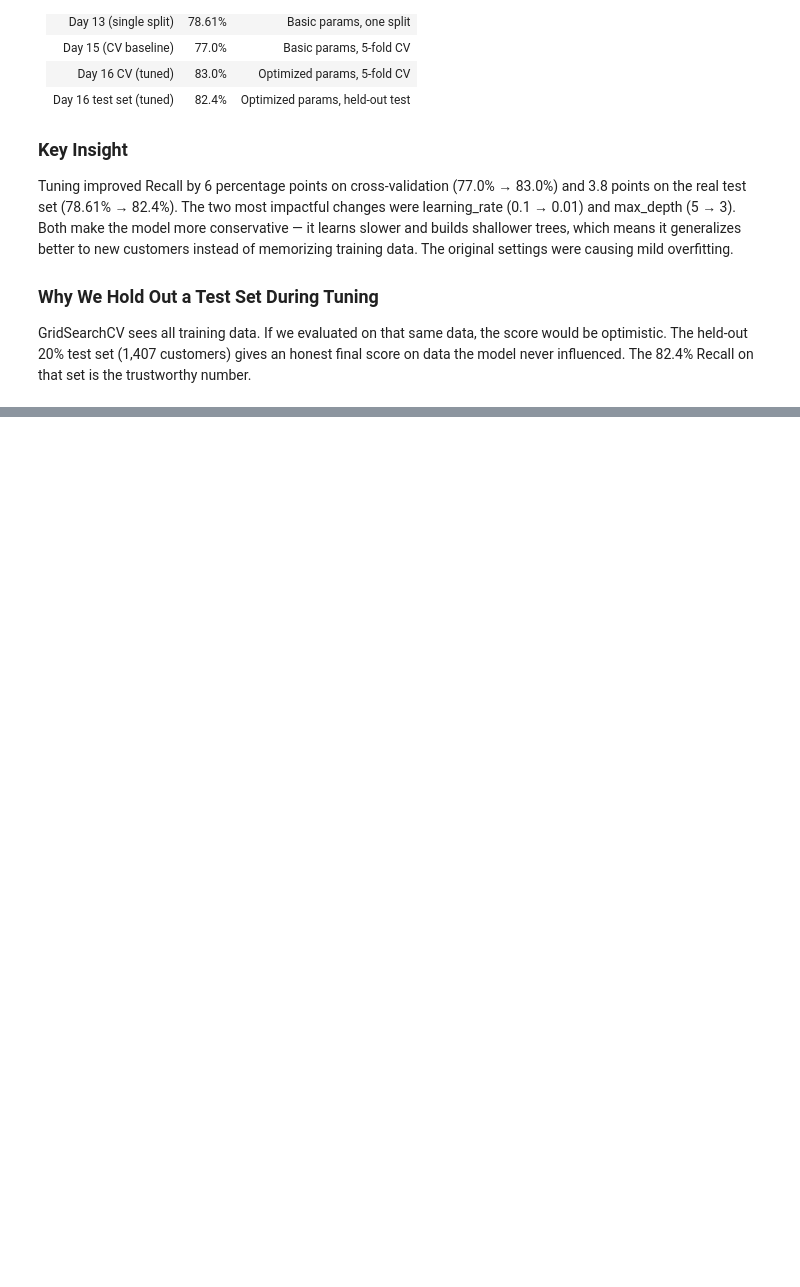
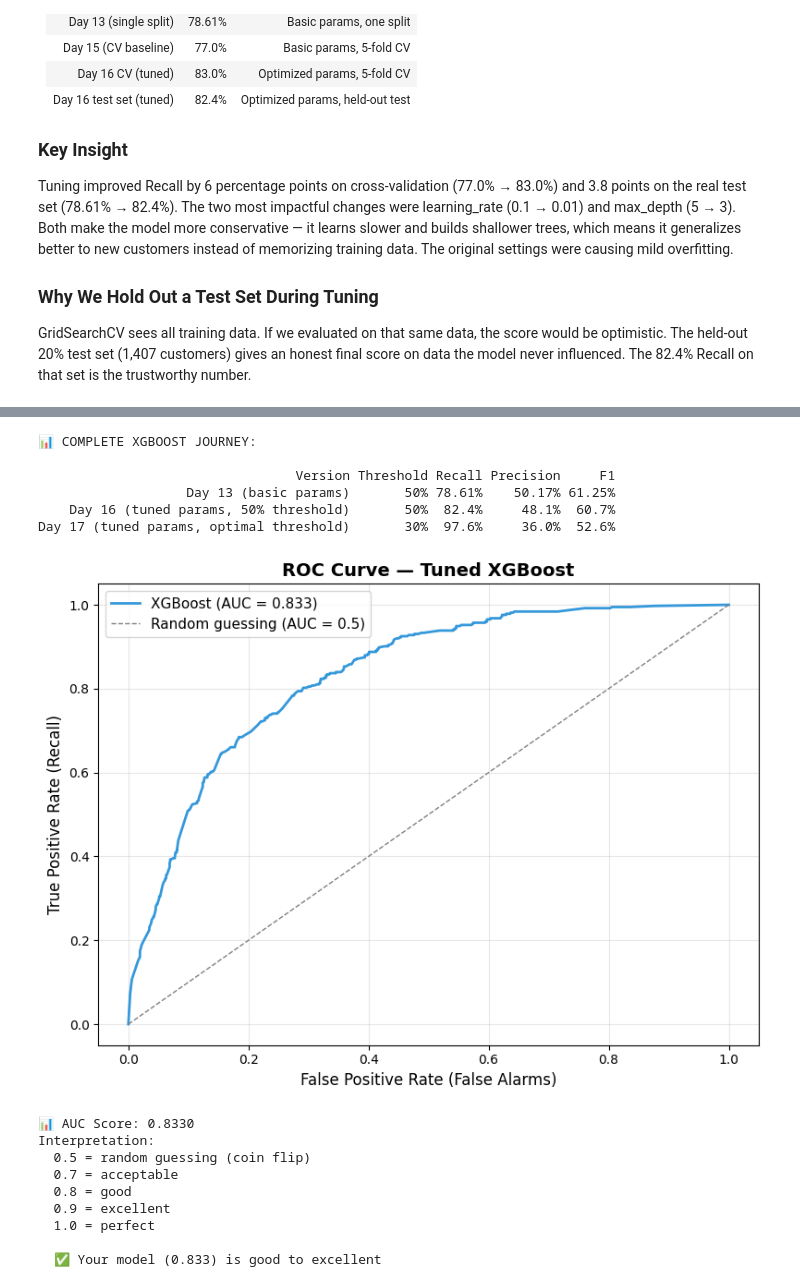
Before and after one commit to alexis-aquino/customer-churner, a Jupyter notebook: notebooks/02_modeling.ipynb, the cells around one changed output, grey strips where cells are left out. Drawn from its saved outputs; the diff is of its cells as text; code cells hidden in the pictures; blank space fills up the shorter version.

```diff
--- a/notebooks/02_modeling.ipynb
+++ b/notebooks/02_modeling.ipynb
@@ -1410,0 +1683,69 @@ The 82.4% Recall on that set is the trustworthy number.
+# %%
+print("📊 COMPLETE XGBOOST JOURNEY:\n")
+
+# Default threshold results
+recall_default    = recall_score(y_test, y_pred_default)
+precision_default = precision_score(y_test, y_pred_default)
+f1_default        = f1_score(y_test, y_pred_default)
+
+comparison = pd.DataFrame({
+    'Version': [
+        'Day 13 (basic params)',
+        'Day 16 (tuned params, 50% threshold)',
+        'Day 17 (tuned params, optimal threshold)'
+    ],
+    'Threshold': ['50%', '50%', f'{best_threshold:.0%}'],
+    'Recall':    [f'78.61%', f'{recall_default:.1%}', f'{recall_opt:.1%}'],
+    'Precision': [f'50.17%', f'{precision_default:.1%}', f'{precision_opt:.1%}'],
+    'F1':        [f'61.25%', f'{f1_default:.1%}', f'{f1_opt:.1%}']
+})
+
+print(comparison.to_string(index=False))
+# %% [output]
+📊 COMPLETE XGBOOST JOURNEY:
+
+                                 Version Threshold Recall Precision     F1
+                   Day 13 (basic params)       50% 78.61%    50.17% 61.25%
+    Day 16 (tuned params, 50% threshold)       50%  82.4%     48.1%  60.7%
+Day 17 (tuned params, optimal threshold)       30%  97.6%     36.0%  52.6%
+# %%
+# Calculate ROC curve
+fpr, tpr, roc_thresholds = roc_curve(y_test, y_prob)
+roc_auc = auc(fpr, tpr)
+
+plt.figure(figsize=(8, 6))
+plt.plot(fpr, tpr, color='#3498db', linewidth=2,
+         label=f'XGBoost (AUC = {roc_auc:.3f})')
+plt.plot([0, 1], [0, 1], color='gray', linestyle='--',
+         linewidth=1, label='Random guessing (AUC = 0.5)')
+
+plt.title('ROC Curve — Tuned XGBoost', fontsize=14, fontweight='bold')
+plt.xlabel('False Positive Rate (False Alarms)', fontsize=12)
+plt.ylabel('True Positive Rate (Recall)', fontsize=12)
+plt.legend(fontsize=11)
+plt.grid(True, alpha=0.3)
+plt.tight_layout()
+plt.show()
+
+print(f"\n📊 AUC Score: {roc_auc:.4f}")
+print(f"Interpretation:")
+print(f"  0.5 = random guessing (coin flip)")
+print(f"  0.7 = acceptable")
+print(f"  0.8 = good")
+print(f"  0.9 = excellent")
+print(f"  1.0 = perfect")
+if roc_auc >= 0.8:
+    print(f"\n  ✅ Your model ({roc_auc:.3f}) is good to excellent")
+elif roc_auc >= 0.7:
+    print(f"\n  ✅ Your model ({roc_auc:.3f}) is acceptable")
+# %% [output]
+[figure, added]
+📊 AUC Score: 0.8330
+Interpretation:
+  0.5 = random guessing (coin flip)
+  0.7 = acceptable
+  0.8 = good
+  0.9 = excellent
+  1.0 = perfect
+
+  ✅ Your model (0.833) is good to excellent
```
Also changed, not shown: parts of 17 cells of this notebook.
